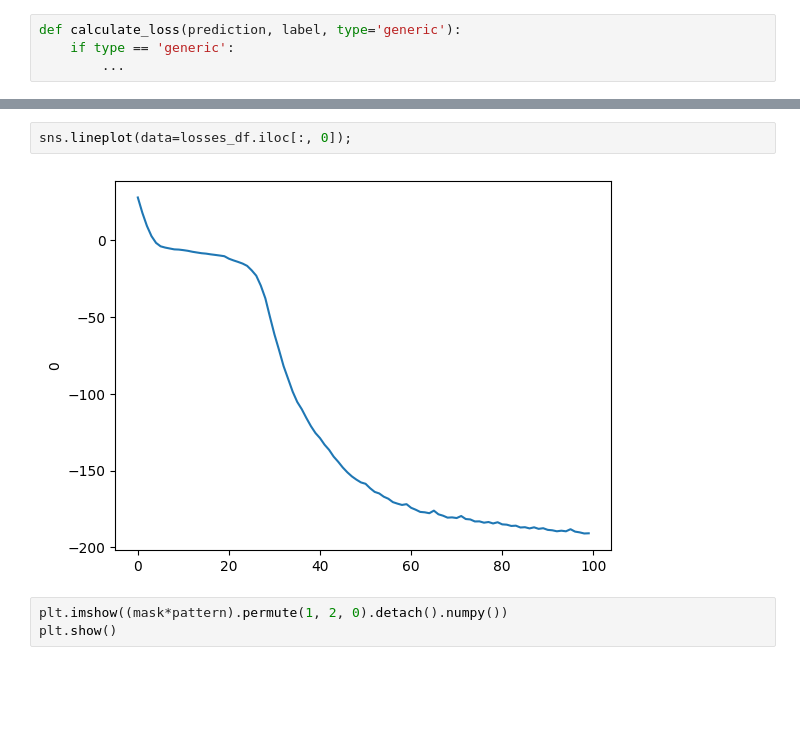
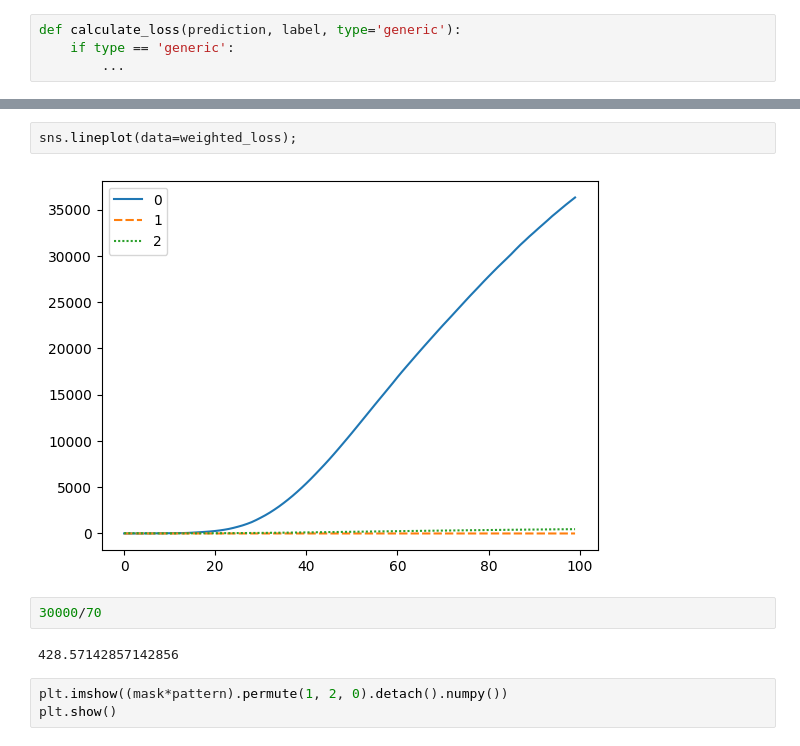
Before and after one commit to jsong2333333/round-11, a Jupyter notebook: projects/trigger_inversion/src/trigger_inversion_untargeted.ipynb, the cells around one changed output, grey strips where cells are left out. Saved outputs shown, nothing was run; the diff lists cells and outputs as text; blank space fills up the shorter version.

```diff
--- a/projects/trigger_inversion/src/trigger_inversion_untargeted.ipynb
+++ b/projects/trigger_inversion/src/trigger_inversion_untargeted.ipynb
@@ -167,7 +199,11 @@ sns.lineplot(data=losses_df.iloc[:, :]);
 # %%
-sns.lineplot(data=losses_df.iloc[:, 0]);
+sns.lineplot(data=weighted_loss);
 # %% [output]
-[figure, old version]
+[figure, new version]
+# %%
+30000/70
+# %% [output]
+428.57142857142856
 # %%
 plt.imshow((mask*pattern).permute(1, 2, 0).detach().numpy())
 plt.show()
```
Also changed, not shown: parts of 11 cells of this notebook, 26 other files.
